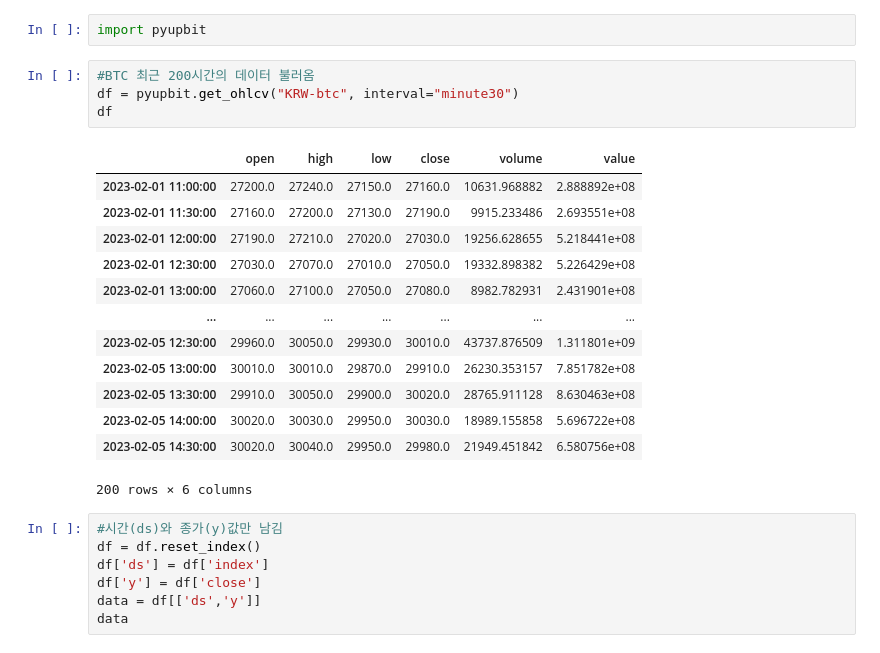
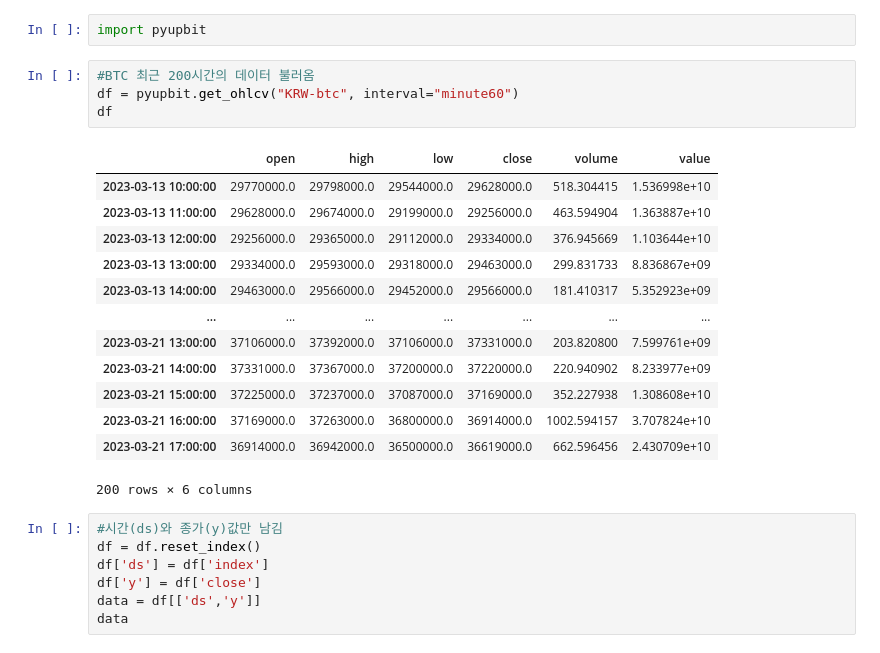
Before and after one commit to kimdongha723/kdh723, a Jupyter notebook: BTC_predict.ipynb, the cells around one changed output. Saved outputs shown, nothing was run; the diff lists cells and outputs as text.

```diff
--- a/BTC_predict.ipynb
+++ b/BTC_predict.ipynb
@@ -47,21 +47,21 @@ Successfully installed cmdstanpy-0.9.5 fbprophet-0.7.1
 import pyupbit
 # %%
 #BTC 최근 200시간의 데이터 불러옴
-df = pyupbit.get_ohlcv("KRW-btc", interval="minute30")
+df = pyupbit.get_ohlcv("KRW-btc", interval="minute60")
 df
 # %% [output]
 |  | open | high | low | close | volume | value |
-| 2023-02-01 11:00:00 | 27200.0 | 27240.0 | 27150.0 | 27160.0 | 10631.968882 | 2.888892e+08 |
-| 2023-02-01 11:30:00 | 27160.0 | 27200.0 | 27130.0 | 27190.0 | 9915.233486 | 2.693551e+08 |
-| 2023-02-01 12:00:00 | 27190.0 | 27210.0 | 27020.0 | 27030.0 | 19256.628655 | 5.218441e+08 |
-| 2023-02-01 12:30:00 | 27030.0 | 27070.0 | 27010.0 | 27050.0 | 19332.898382 | 5.226429e+08 |
-| 2023-02-01 13:00:00 | 27060.0 | 27100.0 | 27050.0 | 27080.0 | 8982.782931 | 2.431901e+08 |
+| 2023-03-13 10:00:00 | 29770000.0 | 29798000.0 | 29544000.0 | 29628000.0 | 518.304415 | 1.536998e+10 |
+| 2023-03-13 11:00:00 | 29628000.0 | 29674000.0 | 29199000.0 | 29256000.0 | 463.594904 | 1.363887e+10 |
+| 2023-03-13 12:00:00 | 29256000.0 | 29365000.0 | 29112000.0 | 29334000.0 | 376.945669 | 1.103644e+10 |
+| 2023-03-13 13:00:00 | 29334000.0 | 29593000.0 | 29318000.0 | 29463000.0 | 299.831733 | 8.836867e+09 |
+| 2023-03-13 14:00:00 | 29463000.0 | 29566000.0 | 29452000.0 | 29566000.0 | 181.410317 | 5.352923e+09 |
 | ... | ... | ... | ... | ... | ... | ... |
-| 2023-02-05 12:30:00 | 29960.0 | 30050.0 | 29930.0 | 30010.0 | 43737.876509 | 1.311801e+09 |
-| 2023-02-05 13:00:00 | 30010.0 | 30010.0 | 29870.0 | 29910.0 | 26230.353157 | 7.851782e+08 |
-| 2023-02-05 13:30:00 | 29910.0 | 30050.0 | 29900.0 | 30020.0 | 28765.911128 | 8.630463e+08 |
-| 2023-02-05 14:00:00 | 30020.0 | 30030.0 | 29950.0 | 30030.0 | 18989.155858 | 5.696722e+08 |
-| 2023-02-05 14:30:00 | 30020.0 | 30040.0 | 29950.0 | 29980.0 | 21949.451842 | 6.580756e+08 |
+| 2023-03-21 13:00:00 | 37106000.0 | 37392000.0 | 37106000.0 | 37331000.0 | 203.820800 | 7.599761e+09 |
+| 2023-03-21 14:00:00 | 37331000.0 | 37367000.0 | 37200000.0 | 37220000.0 | 220.940902 | 8.233977e+09 |
+| 2023-03-21 15:00:00 | 37225000.0 | 37237000.0 | 37087000.0 | 37169000.0 | 352.227938 | 1.308608e+10 |
+| 2023-03-21 16:00:00 | 37169000.0 | 37263000.0 | 36800000.0 | 36914000.0 | 1002.594157 | 3.707824e+10 |
+| 2023-03-21 17:00:00 | 36914000.0 | 36942000.0 | 36500000.0 | 36619000.0 | 662.596456 | 2.430709e+10 |
 200 rows × 6 columns
 # %%
 #시간(ds)와 종가(y)값만 남김
```
